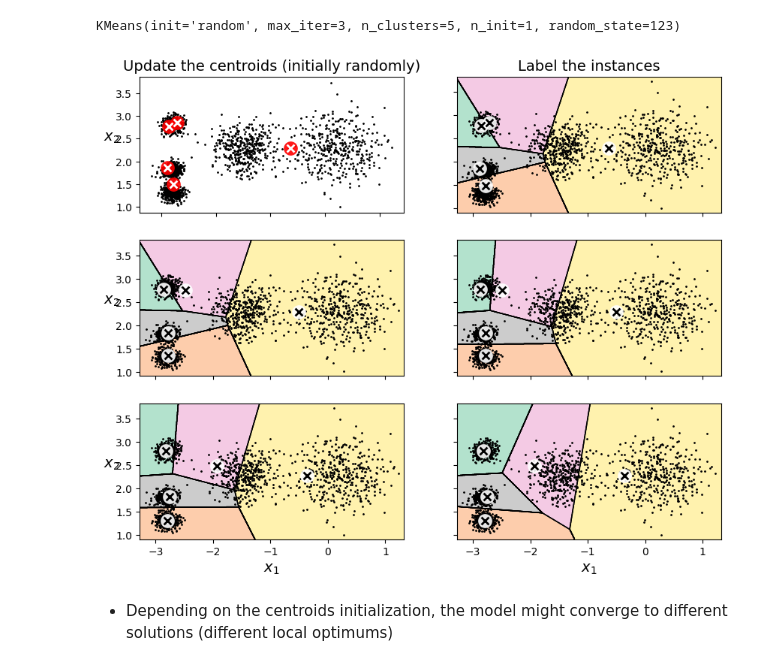
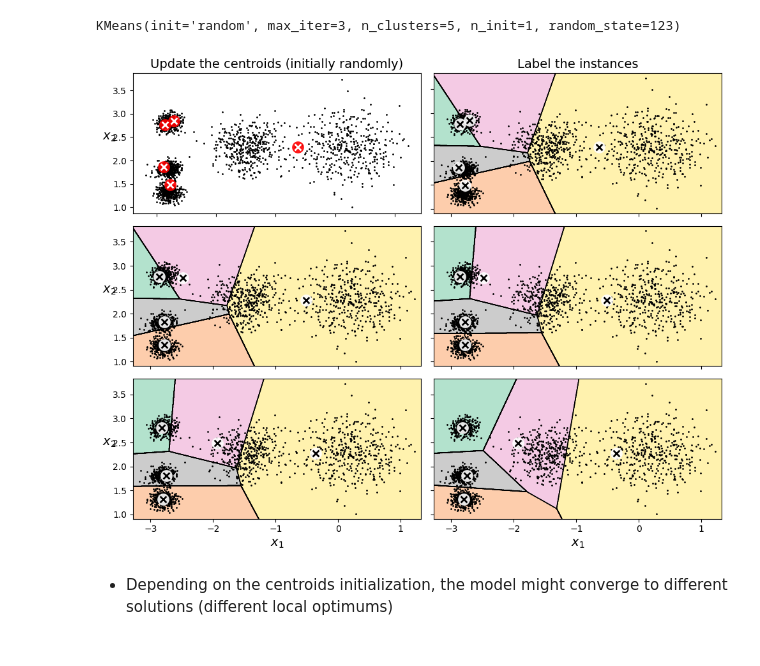
Before and after one commit to xiangshiyin/data-programming-with-python, a Jupyter notebook: 2023-summmer/2023-07-19/notebook/concept_and_code_demo.ipynb, the cells around one changed output. Cells and saved outputs as stored; diff of their text form; code cells hidden in the pictures.

```diff
--- a/2023-summmer/2023-07-19/notebook/concept_and_code_demo.ipynb
+++ b/2023-summmer/2023-07-19/notebook/concept_and_code_demo.ipynb
@@ -340,34 +333,35 @@ KMeans(init='random', max_iter=3, n_clusters=5, n_init=1, random_state=123)
 # %%
 plt.figure(figsize=(10, 8))
 
 plt.subplot(321)
 plot_data(X)
 plot_centroids(kmeans_iter1.cluster_centers_, circle_color='r', cross_color='w')
 plt.ylabel("$x_2$", fontsize=14, rotation=0)
 plt.tick_params(labelbottom=False)
 plt.title("Update the centroids (initially randomly)", fontsize=14)
 
 plt.subplot(322)
 plot_decision_boundaries(kmeans_iter1, X, show_xlabels=False, show_ylabels=False)
 plt.title("Label the instances", fontsize=14)
 
 plt.subplot(323)
 plot_decision_boundaries(kmeans_iter1, X, show_centroids=False, show_xlabels=False)
 plot_centroids(kmeans_iter2.cluster_centers_)
 
 plt.subplot(324)
 plot_decision_boundaries(kmeans_iter2, X, show_xlabels=False, show_ylabels=False)
 
 plt.subplot(325)
 plot_decision_boundaries(kmeans_iter2, X, show_centroids=False)
 plot_centroids(kmeans_iter3.cluster_centers_)
 
 plt.subplot(326)
 plot_decision_boundaries(kmeans_iter3, X, show_ylabels=False)
 
+plt.tight_layout()
 plt.show()
 # %% [output]
-[figure, old version]
+[figure, new version]
 # %% [markdown]
 * Depending on the centroids initialization, the model might converge to different solutions (different local optimums)
 # %%
```
Also changed, not shown: parts of 28 cells of this notebook, 3 other files.
